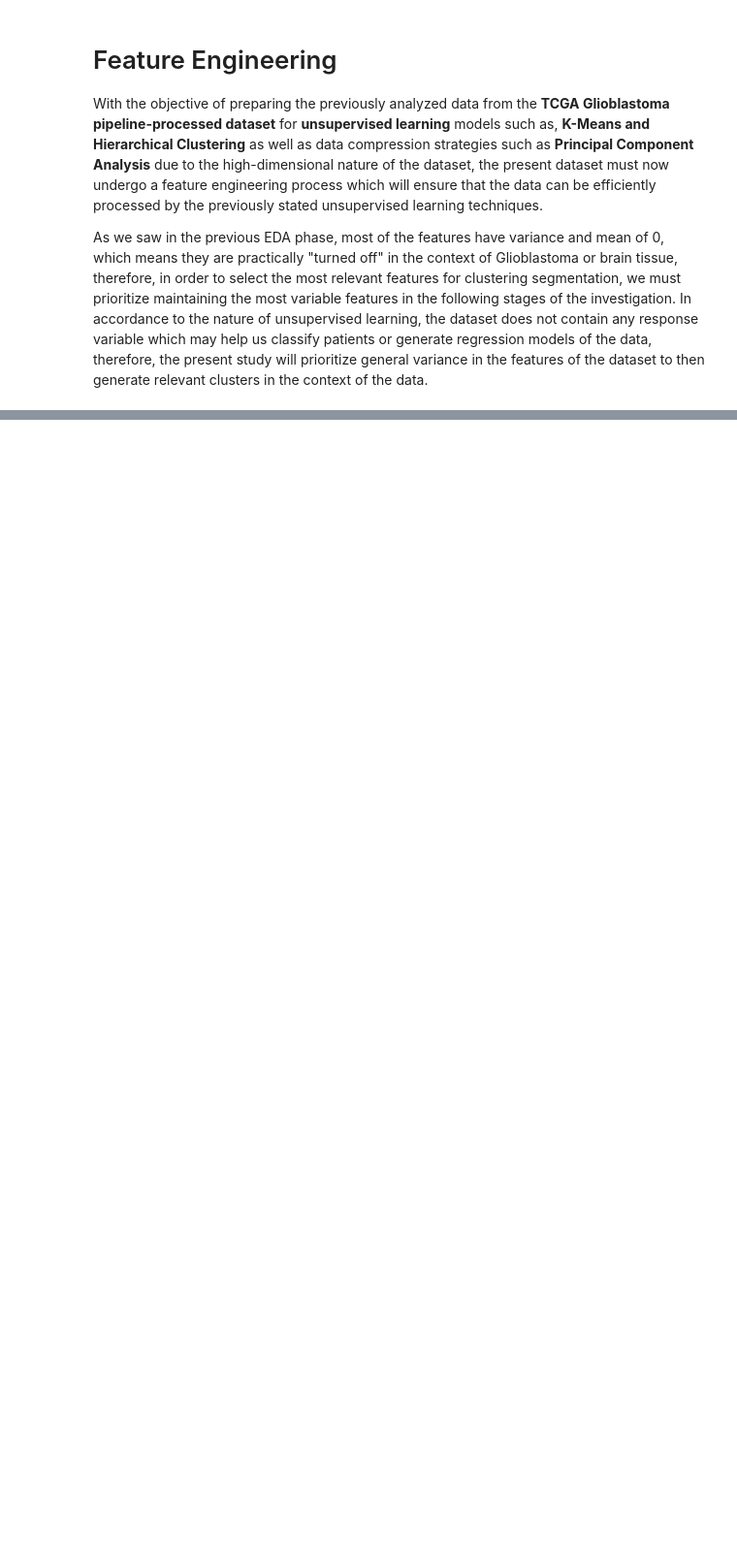
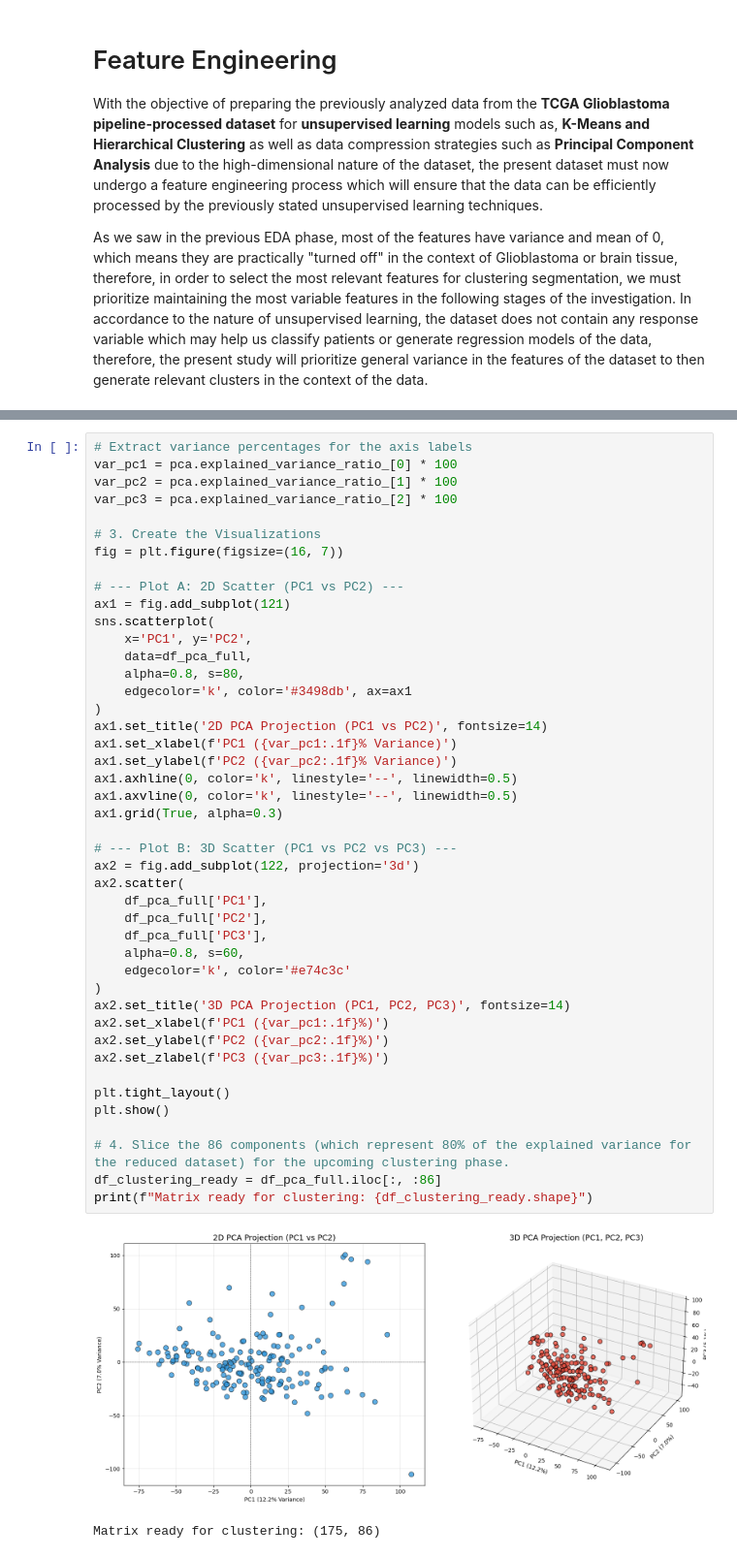
Before and after one commit to vrdtska/cancer-genome-unsupervised-investigation, a Jupyter notebook: docs/docs/feature_engineering.ipynb, the cells around one changed output, grey strips where cells are left out. Shown at 97% size. Cells and saved outputs as stored; diff of their text form; blank space fills up the shorter version.

```diff
--- a/docs/docs/feature_engineering.ipynb
+++ b/docs/docs/feature_engineering.ipynb
@@ -57,0 +174,47 @@ FileNotFoundError: [Errno 2] No such file or directory: '../../star_data/X.csv'
+# %%
+# Extract variance percentages for the axis labels
+var_pc1 = pca.explained_variance_ratio_[0] * 100
+var_pc2 = pca.explained_variance_ratio_[1] * 100
+var_pc3 = pca.explained_variance_ratio_[2] * 100
+
+# 3. Create the Visualizations
+fig = plt.figure(figsize=(16, 7))
+
+# --- Plot A: 2D Scatter (PC1 vs PC2) ---
+ax1 = fig.add_subplot(121)
+sns.scatterplot(
+    x='PC1', y='PC2',
+    data=df_pca_full,
+    alpha=0.8, s=80,
+    edgecolor='k', color='#3498db', ax=ax1
+)
+ax1.set_title('2D PCA Projection (PC1 vs PC2)', fontsize=14)
+ax1.set_xlabel(f'PC1 ({var_pc1:.1f}% Variance)')
+ax1.set_ylabel(f'PC2 ({var_pc2:.1f}% Variance)')
+ax1.axhline(0, color='k', linestyle='--', linewidth=0.5)
+ax1.axvline(0, color='k', linestyle='--', linewidth=0.5)
+ax1.grid(True, alpha=0.3)
+
+# --- Plot B: 3D Scatter (PC1 vs PC2 vs PC3) ---
+ax2 = fig.add_subplot(122, projection='3d')
+ax2.scatter(
+    df_pca_full['PC1'],
+    df_pca_full['PC2'],
+    df_pca_full['PC3'],
+    alpha=0.8, s=60,
+    edgecolor='k', color='#e74c3c'
+)
+ax2.set_title('3D PCA Projection (PC1, PC2, PC3)', fontsize=14)
+ax2.set_xlabel(f'PC1 ({var_pc1:.1f}%)')
+ax2.set_ylabel(f'PC2 ({var_pc2:.1f}%)')
+ax2.set_zlabel(f'PC3 ({var_pc3:.1f}%)')
+
+plt.tight_layout()
+plt.show()
+
+# 4. Slice the 86 components (which represent 80% of the explained variance for the reduced dataset) for the upcoming clustering phase.
+df_clustering_ready = df_pca_full.iloc[:, :86]
+print(f"Matrix ready for clustering: {df_clustering_ready.shape}")
+# %% [output]
+[figure, added]
+Matrix ready for clustering: (175, 86)
```
Also changed, not shown: parts of 10 cells of this notebook, 1 other file.
